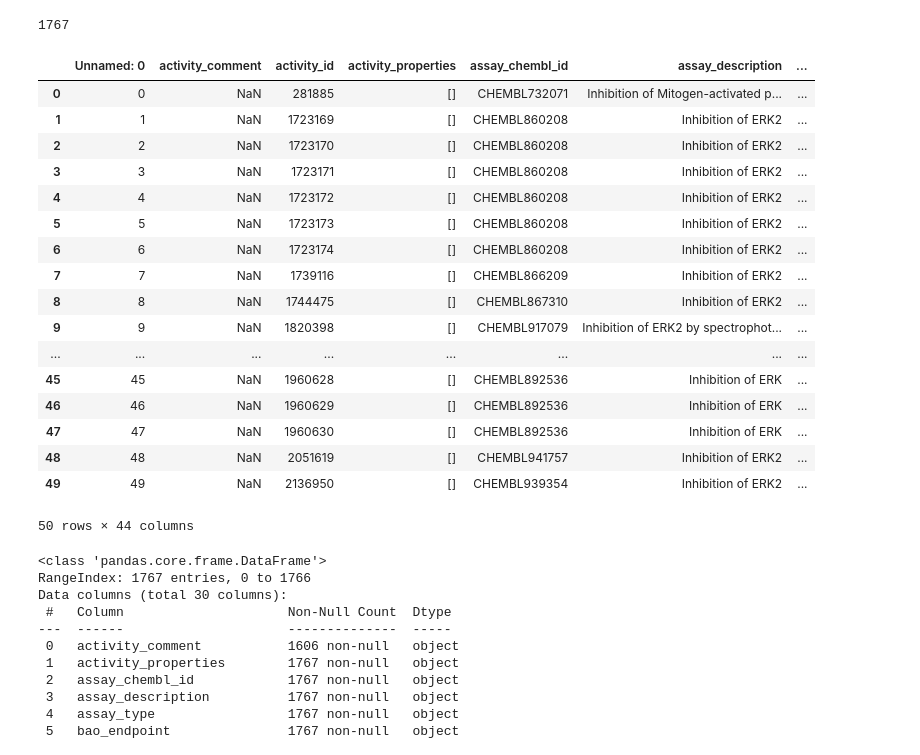
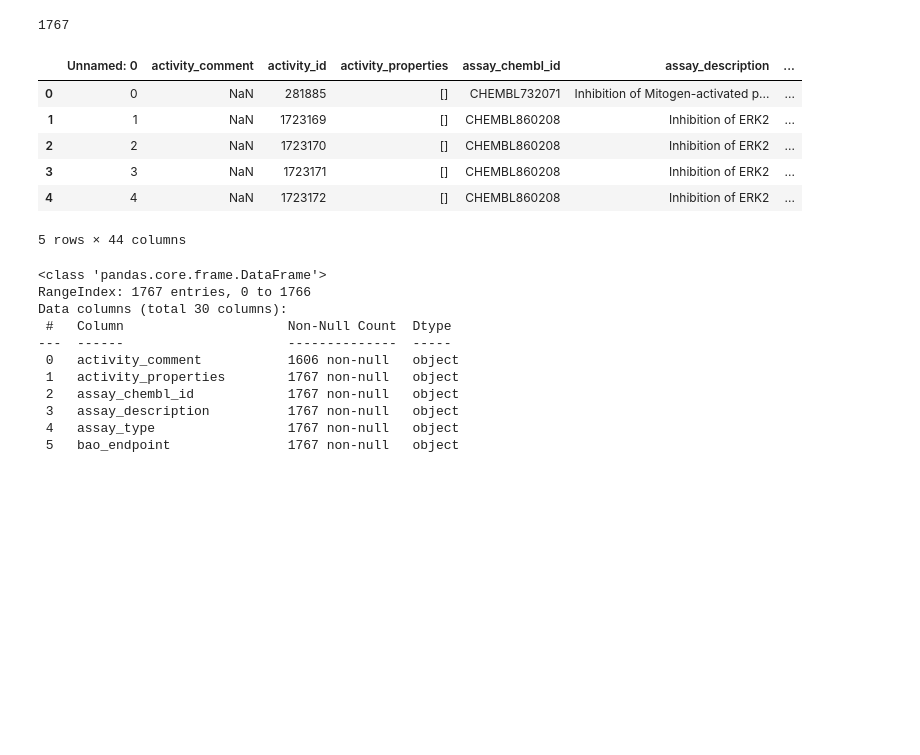
Before and after one commit to jRicciL/ERK2_notebooks, a Jupyter notebook: X_Reviewing_Fourches_work/1_Fetching_Ash_and_Fourches_Molecules.ipynb, the cells around one changed output. Cells and saved outputs as stored; diff of their text form; code cells hidden in the pictures; blank space fills up the shorter version.

```diff
--- a/X_Reviewing_Fourches_work/1_Fetching_Ash_and_Fourches_Molecules.ipynb
+++ b/X_Reviewing_Fourches_work/1_Fetching_Ash_and_Fourches_Molecules.ipynb
@@ -117,26 +117,15 @@ else: # Save the file
     df_chembl_erk2.to_csv(file_chembl4040_actives)
 # %%
 # Tabla resultante
-df_chembl_erk2.head(50)
+df_chembl_erk2.head(5)
 # %% [output]
 |  | Unnamed: 0 | activity_comment | activity_id | activity_properties | assay_chembl_id | assay_description | ... |
 | 0 | 0 | NaN | 281885 | [] | CHEMBL732071 | Inhibition of Mitogen-activated p... | ... |
 | 1 | 1 | NaN | 1723169 | [] | CHEMBL860208 | Inhibition of ERK2 | ... |
 | 2 | 2 | NaN | 1723170 | [] | CHEMBL860208 | Inhibition of ERK2 | ... |
 | 3 | 3 | NaN | 1723171 | [] | CHEMBL860208 | Inhibition of ERK2 | ... |
 | 4 | 4 | NaN | 1723172 | [] | CHEMBL860208 | Inhibition of ERK2 | ... |
-| 5 | 5 | NaN | 1723173 | [] | CHEMBL860208 | Inhibition of ERK2 | ... |
-| 6 | 6 | NaN | 1723174 | [] | CHEMBL860208 | Inhibition of ERK2 | ... |
-| 7 | 7 | NaN | 1739116 | [] | CHEMBL866209 | Inhibition of ERK2 | ... |
-| 8 | 8 | NaN | 1744475 | [] | CHEMBL867310 | Inhibition of ERK2 | ... |
-| 9 | 9 | NaN | 1820398 | [] | CHEMBL917079 | Inhibition of ERK2 by spectrophot... | ... |
-| ... | ... | ... | ... | ... | ... | ... | ... |
-| 45 | 45 | NaN | 1960628 | [] | CHEMBL892536 | Inhibition of ERK | ... |
-| 46 | 46 | NaN | 1960629 | [] | CHEMBL892536 | Inhibition of ERK | ... |
-| 47 | 47 | NaN | 1960630 | [] | CHEMBL892536 | Inhibition of ERK | ... |
-| 48 | 48 | NaN | 2051619 | [] | CHEMBL941757 | Inhibition of ERK2 | ... |
-| 49 | 49 | NaN | 2136950 | [] | CHEMBL939354 | Inhibition of ERK2 | ... |
-50 rows × 44 columns
+5 rows × 44 columns
 # %%
 # inspección de columnas NO numéricas
 df_chembl_erk2.select_dtypes(exclude = np.number ).info()
```
Also changed, not shown: parts of 7 cells of this notebook.
